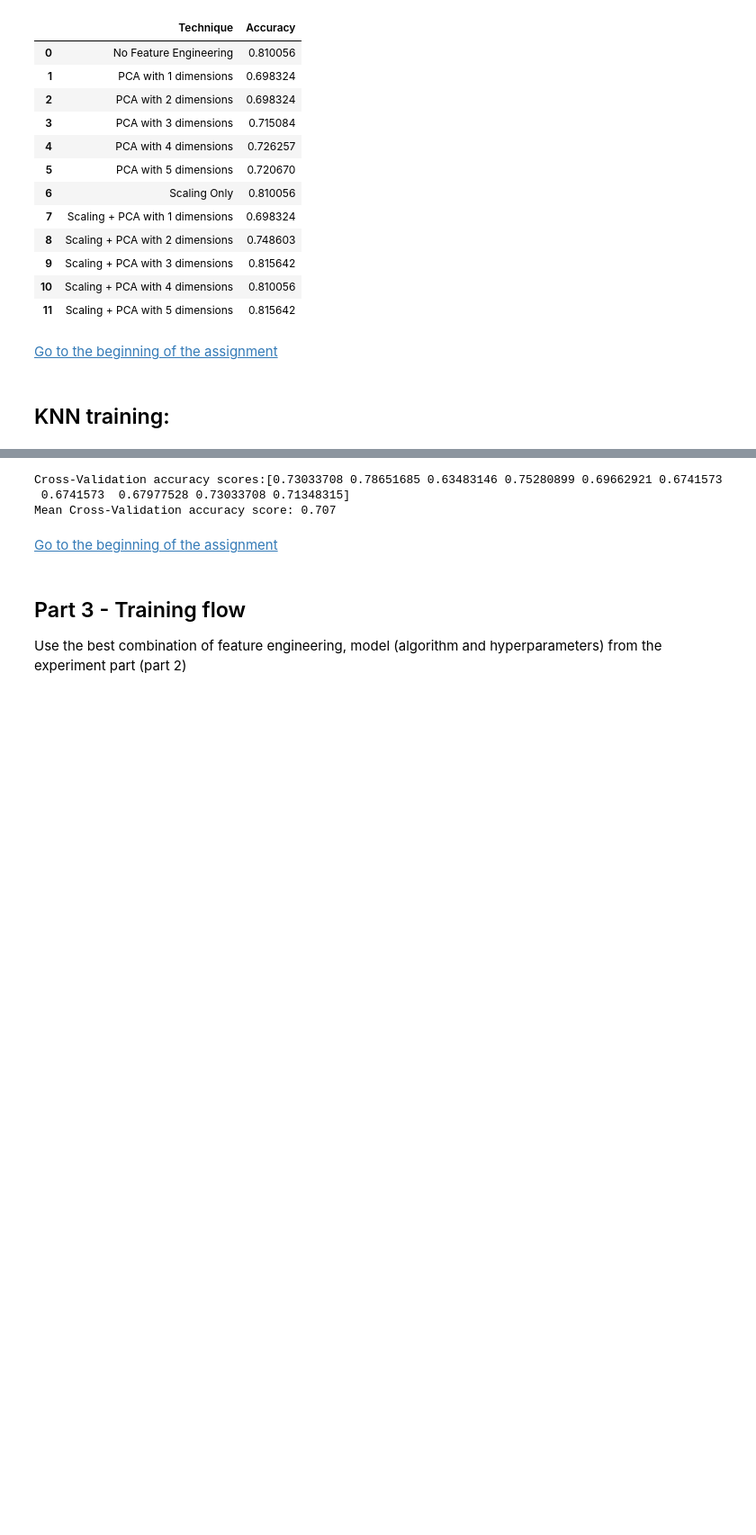
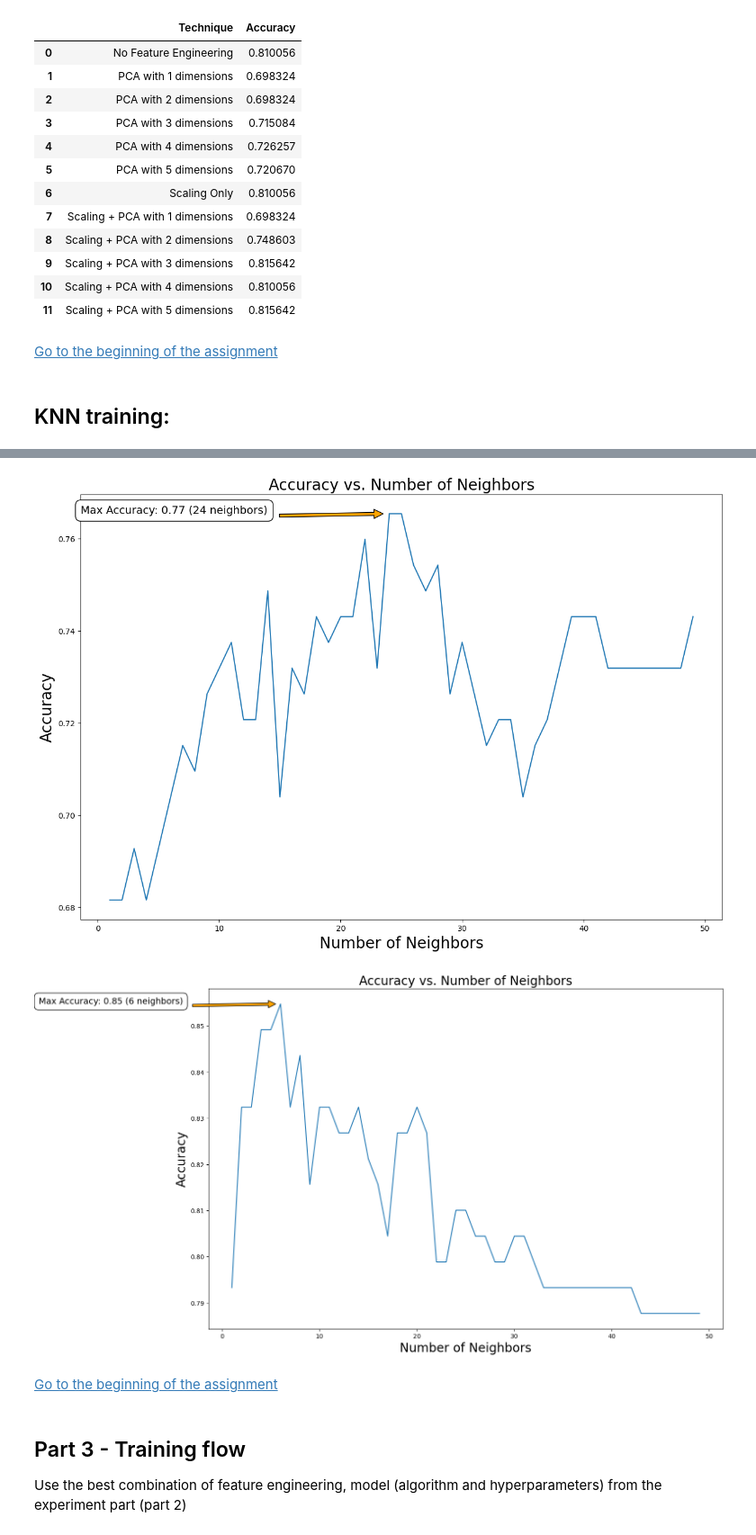
Before and after one commit to eranCat/TitanicML, a Jupyter notebook: Assignment2_supervised_learning_flow.ipynb, the cells around one changed output, grey strips where cells are left out. Shown at 90% size. Cells and saved outputs as stored; diff of their text form; code cells hidden in the pictures; blank space fills up the shorter version.

Commit message:
KNN With Feature Engineering

```diff
--- a/Assignment2_supervised_learning_flow.ipynb
+++ b/Assignment2_supervised_learning_flow.ipynb
@@ -554,6 +554,12 @@ Best Feature Engineering Technique: Scaling + PCA with 3 dimensions
 | 11 | Scaling + PCA with 5 dimensions | 0.815642 |
 # %% [markdown]
 [Go to the beginning of the assignment](#table-of-contents)
+# %%
+def scaling(x_train,x_test):
+    scaler = StandardScaler()
+    x_train_scaled = scaler.fit_transform(x_train)
+    x_test_scaled = scaler.transform(x_test)
+    return x_train_scaled,x_test_scaled
 # %% [markdown]
 ## KNN training:
 # %%
@@ -589,17 +570,6 @@ BEST PARAMETERS :  {'leaf_size': 3, 'n_neighbors': 6, 'p': 1}
-# %%
-
-## calling on the model oject.
-knn = KNeighborsClassifier(metric='manhattan')
-## knn classifier works by doing euclidian distance
-
-
-## doing 10 fold staratified-shuffle-split cross validation
-cv = StratifiedShuffleSplit(n_splits=10, test_size=.25, random_state=2)
-
-accuracies = cross_val_score(knn, x_train, y_train, cv = cv, scoring='accuracy')
-print ("Cross-Validation accuracy scores:{}".format(accuracies))
-print ("Mean Cross-Validation accuracy score: {}".format(round(accuracies.mean(),3)))
-# %% [output]
-Cross-Validation accuracy scores:[0.73033708 0.78651685 0.63483146 0.75280899 0.69662921 0.6741573
- 0.6741573  0.67977528 0.73033708 0.71348315]
-Mean Cross-Validation accuracy score: 0.707
+# %%
+def KNN_Test(x_train, y_train,x_test, y_test, n):
+    y_pred = KNN_Train(x_train,y_train, x_test,n)
+    accuracy = accuracy_score(y_test, y_pred)
+    class_report_knn = classification_report(y_test, y_pred)
+    return accuracy, class_report_knn
@@ -605,0 +596,11 @@ Mean Cross-Validation accuracy score: 0.707
+# %%
+def get_optimal_neighbors(x_train, y_train, x_test, y_test):
+    accuracy_scores = []
+    for n in range(1,50):
+        knn = KNeighborsClassifier(n_neighbors=n)
+        knn.fit(x_train, y_train)
+        y_pred = knn.predict(x_test)
+        accuracy = accuracy_score(y_test, y_pred)
+        accuracy_scores.append(accuracy)
+    max_result = max(accuracy_scores)
+    return max_result, accuracy_scores
@@ -606,3 +674,15 @@ Mean Cross-Validation accuracy score: 0.707
+# %%
+param_grid = {
+    'n_neighbors': list(range(1,50)),
+    'weights': ['uniform', 'distance'],
+    'metric': ['euclidean', 'manhattan', 'minkowski','chebyshev']
+}
+
+results_df = compare_feature_engineering_KNN(x_train, y_train, x_test, y_test, param_grid)
+results_df
+# %% [output]
+[figure, added]
+[figure, added]
 # %% [markdown]
 [Go to the beginning of the assignment](#table-of-contents)
 # %% [markdown]
```
Also changed, not shown: parts of 12 cells of this notebook.
